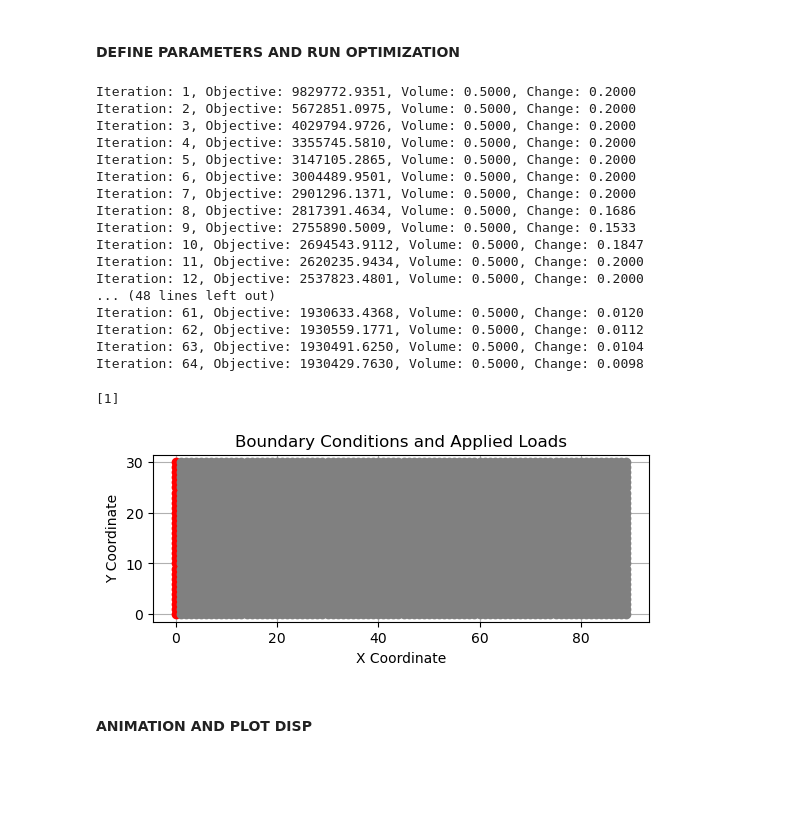
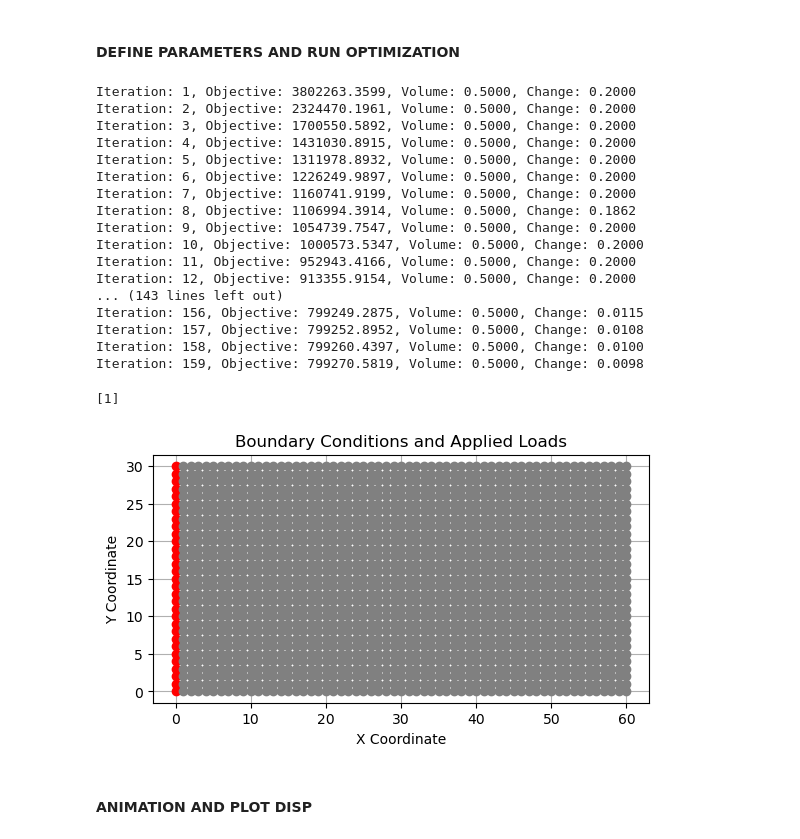
Before and after one commit to BailieRon/TopologyOptimization, a Jupyter notebook: CVEN6525_TermProject_TopologyOptimization_RB_SP24.ipynb, the cells around one changed output. Saved outputs shown, nothing was run; the diff lists cells and outputs as text; code cells hidden in the pictures; blank space fills up the shorter version.

```diff
--- a/CVEN6525_TermProject_TopologyOptimization_RB_SP24.ipynb
+++ b/CVEN6525_TermProject_TopologyOptimization_RB_SP24.ipynb
@@ -37,7 +39,7 @@ def FE(nelx, nely, x, penal, lk):
     F = np.zeros(((nelx + 1) * (nely + 1) * 2, 1))
     U = np.zeros(((nelx + 1) * (nely + 1) * 2, 1))
 
-    # assemble global stiffness matrix
+    # assembly
     for elx in range(1, nelx + 1):
         for ely in range(1, nely + 1):
             n1 = (nely + 1) * (elx - 1) + ely  # upper right element node number for Ue
@@ -56,17 +58,14 @@ def FE(nelx, nely, x, penal, lk):
             )
             K[np.ix_(edof - 1, edof - 1)] += x[ely - 1, elx - 1] ** penal * KE
 
+    # Half MBB Symmetric Beam
+    # F[1,0] = -1
+
     #load placed at middle of beam
     top_mid_node = (nelx//2) +1
     F[top_mid_node, 0] = -100
 
-    #load placed at left side of beam
-    # load_dof = 1
-    # F[load_dof,0] = -1
-
-    # loads and supports
     # identify geometrically constrained nodes from element x and y arrays
-
 #     dof_fixed = np.union1d(
 #     np.arange(0, 2 * (nely + 1), 2), np.array([2 * (nelx + 1) * (nely + 1) - 2 * nely -1])
 # )
@@ -86,7 +85,7 @@ def FE(nelx, nely, x, penal, lk):
     )  # solve for displacement at free nodes
     U[dof_fixed] = 0  # fix geometrically constrained nodes
 
-    return U, dof_fixed, load_dof
+    return U, dof_fixed
 # %% [markdown]
 #### ELEMENT STIFFNESS 2D EXPLANATION
 # %%
@@ -211,7 +210,7 @@ def topOpt(nelx, nely, volfrac, penal, rmin, n_iter: int):
             break
 
         # FE Analysis
-        U, dof_fixed, load_dof = FE(nelx, nely, x, penal, lk)  # displacement vector U
+        U, dof_fixed = FE(nelx, nely, x, penal, lk)  # displacement vector U
 
         # Objective function and sensitivity analysis
         KE = lk()
@@ -250,76 +249,66 @@ def topOpt(nelx, nely, volfrac, penal, rmin, n_iter: int):
         print(f"Iteration: {loop}, Objective: {c.item():.4f}, Volume: {np.mean(x):.4f}, Change: {change:.4f}")
 
         x_hist.append(x.copy())
-    return (nelx, nely, x_hist, c_hist, dof_fixed, load_dof)
+    return (nelx, nely, x_hist, c_hist, dof_fixed)
 # %% [markdown]
 #### DEFINE PARAMETERS AND RUN OPTIMIZATION
 # %%
-nelx = 89 # number elements in x axis
+nelx = 60 # number elements in x axis
 nely = 30 # number elements in y axis
 volfrac = 0.5  # fractional volume to remain after optimization
 penal = 3.0  # penalization factor for intermediate density values
 rmin = 1.5  # prevents checkerboarding and mesh dependancies (filter size)
 
 # Run optimization
-nelx, nely, x_hist, c_hist, dof_fixed, load_dof = topOpt(nelx, nely, volfrac, penal, rmin, n_iter=400)
+nelx, nely, x_hist, c_hist, dof_fixed = topOpt(nelx, nely, volfrac, penal, rmin, n_iter=400)
 # %% [output]
-Iteration: 1, Objective: 9829772.9351, Volume: 0.5000, Change: 0.2000
-Iteration: 2, Objective: 5672851.0975, Volume: 0.5000, Change: 0.2000
-Iteration: 3, Objective: 4029794.9726, Volume: 0.5000, Change: 0.2000
-Iteration: 4, Objective: 3355745.5810, Volume: 0.5000, Change: 0.2000
-Iteration: 5, Objective: 3147105.2865, Volume: 0.5000, Change: 0.2000
-Iteration: 6, Objective: 3004489.9501, Volume: 0.5000, Change: 0.2000
-Iteration: 7, Objective: 2901296.1371, Volume: 0.5000, Change: 0.2000
-Iteration: 8, Objective: 2817391.4634, Volume: 0.5000, Change: 0.1686
-Iteration: 9, Objective: 2755890.5009, Volume: 0.5000, Change: 0.1533
-Iteration: 10, Objective: 2694543.9112, Volume: 0.5000, Change: 0.1847
-Iteration: 11, Objective: 2620235.9434, Volume: 0.5000, Change: 0.2000
-Iteration: 12, Objective: 2537823.4801, Volume: 0.5000, Change: 0.2000
-... (48 lines left out)
-Iteration: 61, Objective: 1930633.4368, Volume: 0.5000, Change: 0.0120
-Iteration: 62, Objective: 1930559.1771, Volume: 0.5000, Change: 0.0112
-Iteration: 63, Objective: 1930491.6250, Volume: 0.5000, Change: 0.0104
-Iteration: 64, Objective: 1930429.7630, Volume: 0.5000, Change: 0.0098
+Iteration: 1, Objective: 3802263.3599, Volume: 0.5000, Change: 0.2000
+Iteration: 2, Objective: 2324470.1961, Volume: 0.5000, Change: 0.2000
+Iteration: 3, Objective: 1700550.5892, Volume: 0.5000, Change: 0.2000
+Iteration: 4, Objective: 1431030.8915, Volume: 0.5000, Change: 0.2000
+Iteration: 5, Objective: 1311978.8932, Volume: 0.5000, Change: 0.2000
+Iteration: 6, Objective: 1226249.9897, Volume: 0.5000, Change: 0.2000
+Iteration: 7, Objective: 1160741.9199, Volume: 0.5000, Change: 0.2000
+Iteration: 8, Objective: 1106994.3914, Volume: 0.5000, Change: 0.1862
+Iteration: 9, Objective: 1054739.7547, Volume: 0.5000, Change: 0.2000
+Iteration: 10, Objective: 1000573.5347, Volume: 0.5000, Change: 0.2000
+Iteration: 11, Objective: 952943.4166, Volume: 0.5000, Change: 0.2000
+Iteration: 12, Objective: 913355.9154, Volume: 0.5000, Change: 0.2000
+... (143 lines left out)
+Iteration: 156, Objective: 799249.2875, Volume: 0.5000, Change: 0.0115
+Iteration: 157, Objective: 799252.8952, Volume: 0.5000, Change: 0.0108
+Iteration: 158, Objective: 799260.4397, Volume: 0.5000, Change: 0.0100
+Iteration: 159, Objective: 799270.5819, Volume: 0.5000, Change: 0.0098
 # %%
-def plot_nodes(nelx, nely, dof_fixed, load_dof):
+def plot_nodes(nelx, nely, dof_fixed):
 
-    loadplot = np.setdiff1d(load_dof, dof_fixed)
-
-    print(loadplot)
-
-    # load_i = load_dof // (2 * (nely + 1))
-    # load_j = (load_dof // 2) % (nely + 1)
     fig, ax = plt.subplots()
     for i in range(nelx + 1):
         for j in range(nely + 1):
-            # Calculate node index for the flat array structure
             node_index_x = 2 * (i * (nelx + 1) + j)     # DOF index for x-direction
             node_index_y = node_index_x + 1             # DOF index for y-direction
 
             if node_index_x in dof_fixed or node_index_y in dof_fixed:
                 color = 'red'  # Fixed node
-            elif node_index_y == load_dof:
-                print("Green node at: ", i, j)
-                color = 'green' # Applied load
+            # elif node_index_y == load_dof:
+            #     print("Green node at: ", i, j)
+            #     color = 'green' # Applied load
             else:
                 color = 'gray'  # Free node
 
             ax.plot(i, j, 'o', color=color)
 
     ax.set_aspect('equal', adjustable='box')
     plt.title('Boundary Conditions and Applied Loads')
     plt.xlabel('X Coordinate')
     plt.ylabel('Y Coordinate')
     plt.grid(True)
     plt.show()
 
-# print("load_dof index:", load_dof)
-# print("Coordinates supposed to be green", load_i, load_j)
-
-plot_nodes(nelx, nely, dof_fixed, load_dof,)
+plot_nodes(nelx, nely, dof_fixed)
 # %% [output]
 [1]
-[figure, old version]
+[figure, new version]
 # %% [markdown]
 #### ANIMATION AND PLOT DISP
 # %%
```
Also changed, not shown: parts of 4 cells of this notebook.
